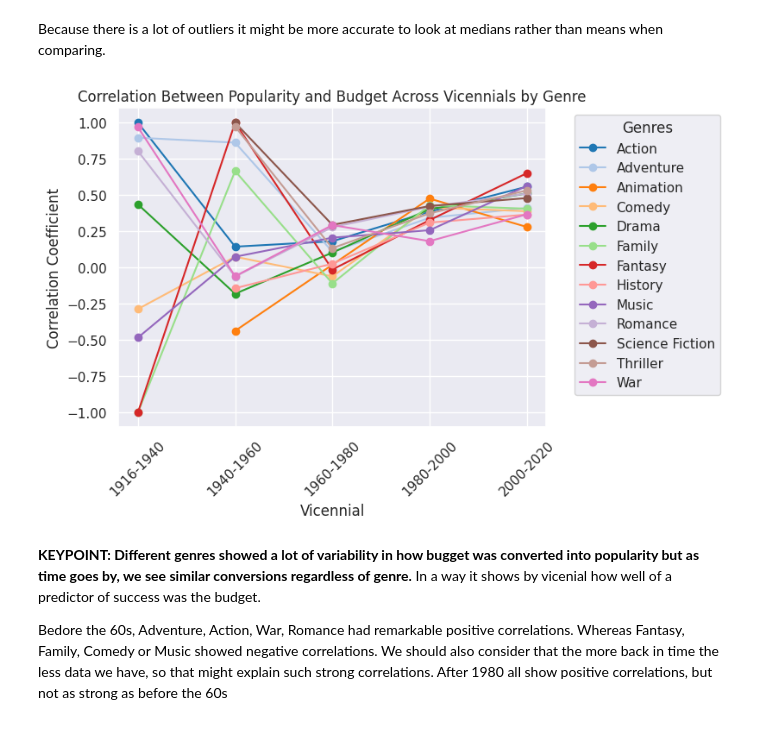
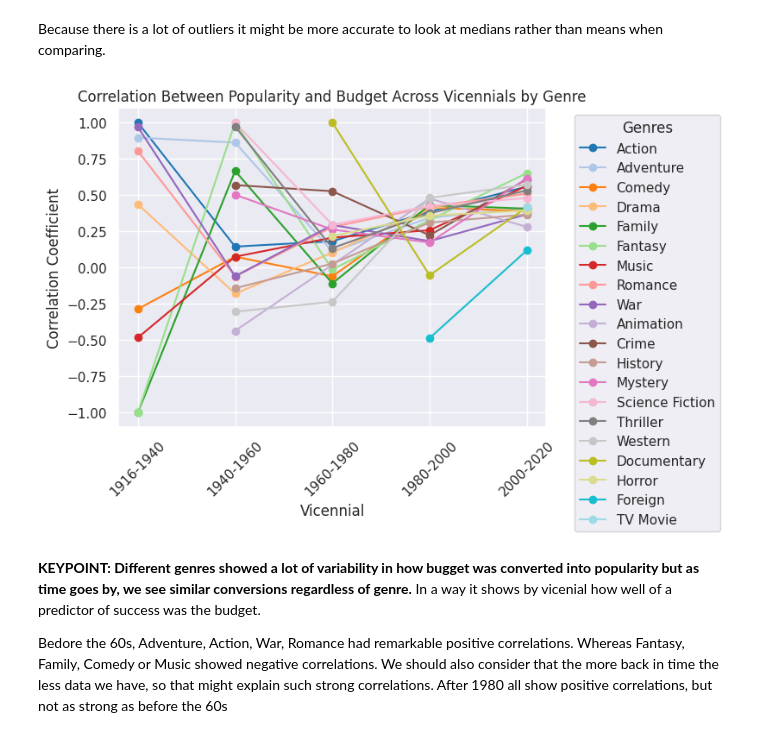
Before and after one commit to fatimaglezglez/TMDB_insights, a Jupyter notebook: TMDB_Fatima_Gonzalez.ipynb, the cells around one changed output. Drawn from its saved outputs; the diff is of its cells as text; code cells hidden in the pictures.

```diff
--- a/TMDB_Fatima_Gonzalez.ipynb
+++ b/TMDB_Fatima_Gonzalez.ipynb
@@ -12,4 +12,4 @@ from wordcloud import WordCloud
 # %% [markdown]
 ### Importing the data
 # %%
-df = pd.read_csv("TMDB_movies.csv")
+df = pd.read_csv("TMDB_movies2.csv")
@@ -278,2 +28,0 @@ We are going to convert the datatype so we can plot it more easily and compare b
-# %%
-df['release_date'] = pd.to_datetime(df['release_date'])
@@ -496,19 +229,19 @@ correlations_by_genre.dropna(axis = 0, how = 'any', subset = ['correlation',], i
 # %%
 sns.set_palette('tab20')
 
-for genre in genres_with_all_vicennials:
+for genre in correlations_by_genre.genres.unique():
     genre_data = correlations_by_genre[correlations_by_genre['genres'] == genre]
     plt.plot(genre_data['vicennials'], genre_data['correlation'], marker='o', label=genre)
 
 plt.title('Correlation Between Popularity and Budget Across Vicennials by Genre')
 plt.xlabel('Vicennial')
 plt.ylabel('Correlation Coefficient')
 plt.xticks(rotation=45)
 plt.grid(True)
 plt.legend(title='Genres', bbox_to_anchor=(1.05, 1), loc='upper left')
 plt.show()
 # %% [output]
-[figure, old version]
+[figure, new version]
 # %% [markdown]
 **KEYPOINT: Different genres showed a lot of variability in how bugget was converted into popularity but as time goes by, we see similar conversions regardless of genre.** In a way it shows by vicenial how well of a predictor of success was the budget.
 
```
Also changed, not shown: parts of 50 cells of this notebook.
